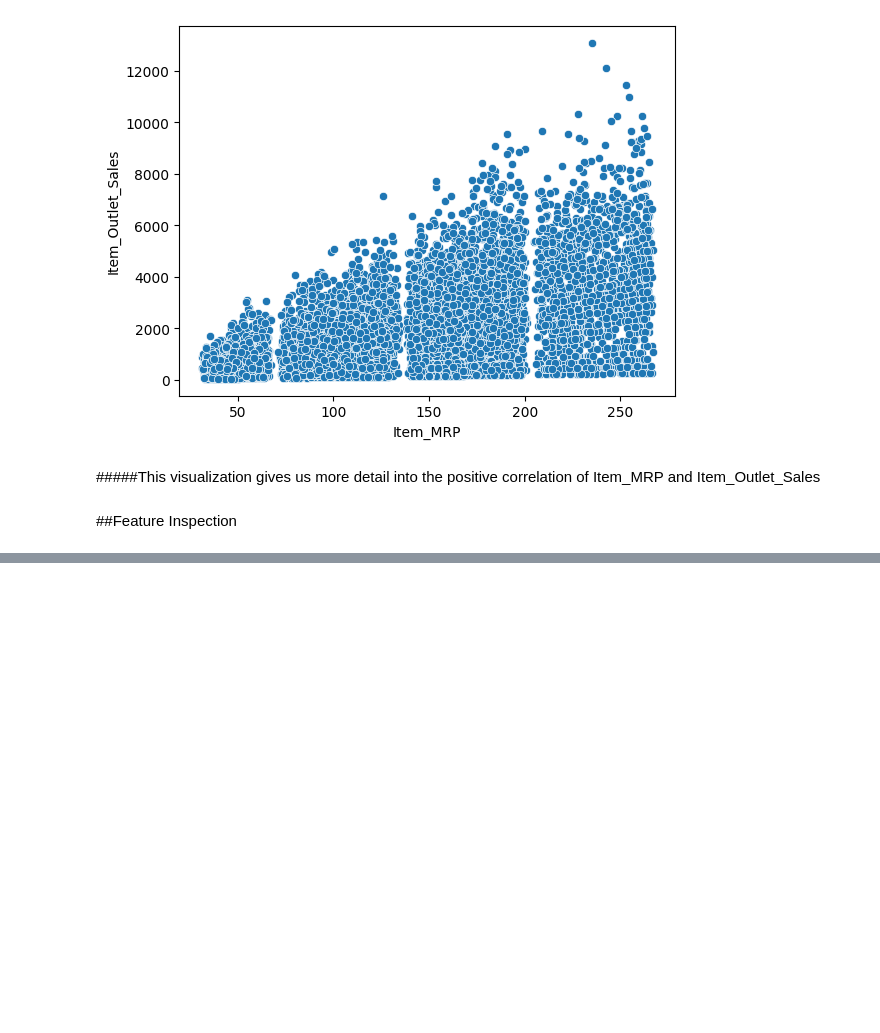
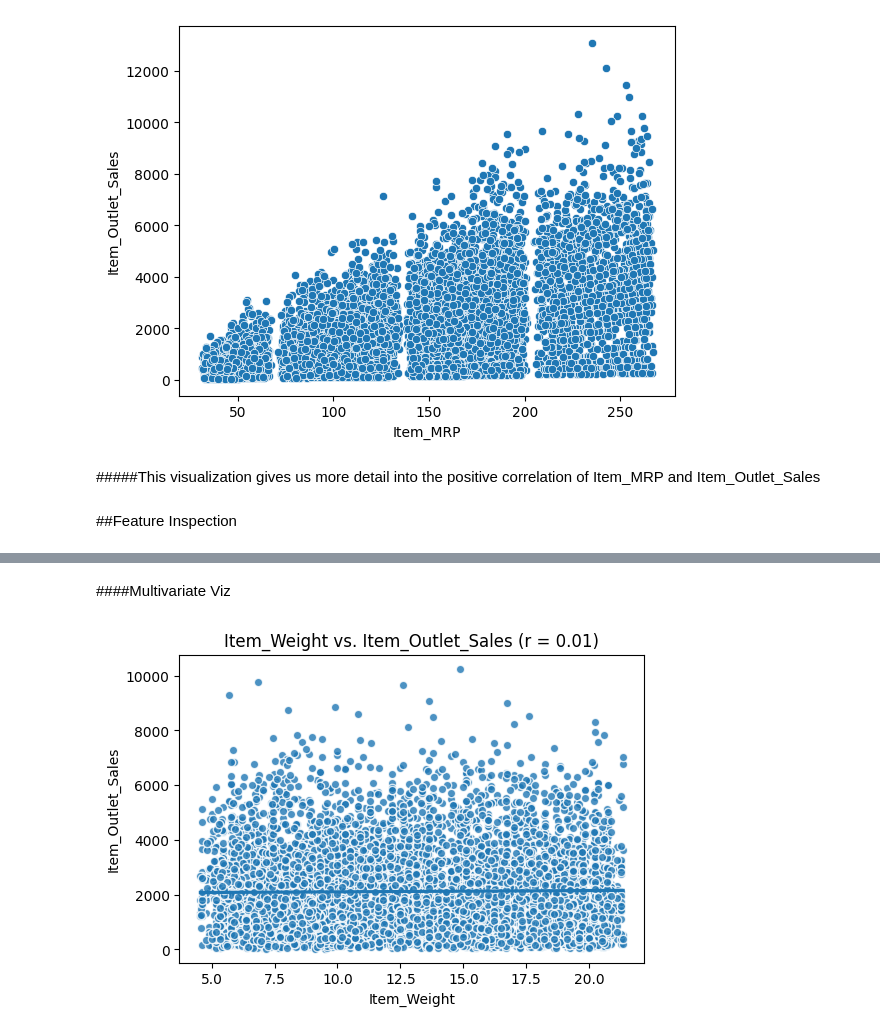
Before and after one commit to SpreeC/Prediction-of-Product-Sales, a Jupyter notebook: Prediction_of_Product_Sales.ipynb, the cells around one changed output, grey strips where cells are left out. Drawn from its saved outputs; the diff is of its cells as text; code cells hidden in the pictures; blank space fills up the shorter version.

```diff
--- a/Prediction_of_Product_Sales.ipynb
+++ b/Prediction_of_Product_Sales.ipynb
@@ -340,0 +436,22 @@ ax=sns.scatterplot(data=df, x='Item_MRP', y='Item_Outlet_Sales')
+# %% [markdown]
+####Multivariate Viz
+# %%
+#Create a custom function for a multivariate visualization plotting the feature vs. the target
+def plot_numeric_vs_target(df, x, y='Item_Outlet_Sales', figsize=(6,4), **kwargs): # kwargs for sns.regplot
+  # Calculate the correlation
+  corr = df[[x,y]].corr().round(2)
+  r = corr.loc[x,y]
+  # Plot the data
+  fig, ax = plt.subplots(figsize=figsize)
+  scatter_kws={'ec':'white','lw':1,'alpha':0.8}
+  sns.regplot(data=df, x=x, y=y, ax=ax, scatter_kws=scatter_kws, **kwargs)
+  ## Add the title with the correlation
+  ax.set_title(f"{x} vs. {y} (r = {r})")
+  # Make sure the plot is shown before the print statement
+  plt.show()
+  return fig, ax
+# %%
+#Create a multivariate visualization plotting each feature vs. the target.
+plot_numeric_vs_target(df, 'Item_Weight');
+# %% [output]
+[figure, added]
```
Also changed, not shown: parts of 85 cells of this notebook.
